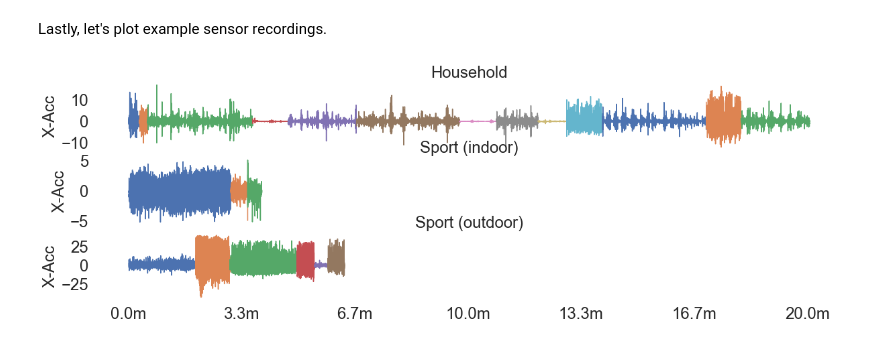
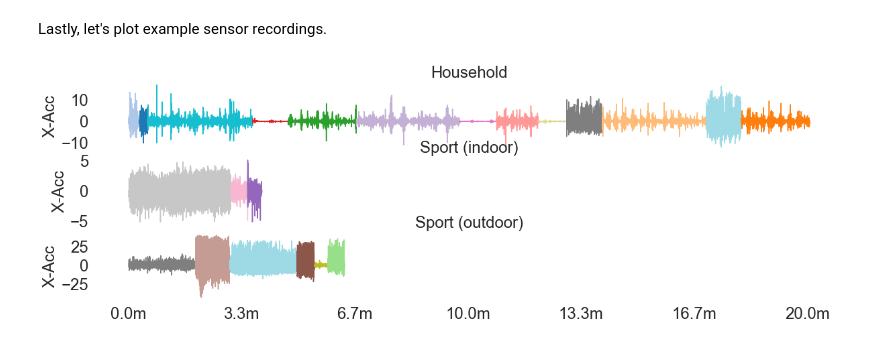
Before and after one commit to ermshaua/mobile-sensing-human-activity-data-set, a Jupyter notebook: notebooks/data_set_exploration.ipynb, the cells around one changed output. Saved outputs shown, nothing was run; the diff lists cells and outputs as text; code cells hidden in the pictures.

```diff
--- a/notebooks/data_set_exploration.ipynb
+++ b/notebooks/data_set_exploration.ipynb
@@ -148,32 +149,36 @@ Lastly, let's plot example sensor recordings.
 # %%
 fontsize = 24
 selections = [9, 54, 90]
 routines = ["Household", "Sport (indoor)", "Sport (outdoor)"]
+
+cmap = get_cmap("tab20")
+colors = cmap.colors
+activity_colours = {a : colors[idx] for idx, a in enumerate(sorted(activities))}
 
 fig, axes = plt.subplots(len(selections), sharex=True, gridspec_kw={'hspace': .1}, figsize=(20, len(selections)*2))
 
 for idx, ax in zip(selections, axes):
     row = df_ts.iloc[idx,:]
 
     segments = [0] + row.change_points.tolist() + [row.time_series.shape[0]]
 
-    for idx in np.arange(0, len(segments)-1):
-        ax.plot(np.arange(segments[idx], segments[idx+1]), row.time_series[segments[idx]:segments[idx+1]])
+    for kdx in np.arange(0, len(segments)-1):
+        ax.plot(np.arange(segments[kdx], segments[kdx+1]), row.time_series[segments[kdx]:segments[kdx+1]], c=activity_colours[df_ts.iloc[idx].activities[kdx]])
 
     ax.set_title(routines[row.routine-1], fontsize=fontsize)
     ax.set_facecolor('white')
 
     ax.set_ylabel(row.sensor, fontsize=fontsize)
 
     ax.set_xticks(np.arange(0, 60_000+1, 10_000))
     ax.set_xticklabels(labels=[f"{round((x / row.sample_rate) / 60, 1)}m" for x in np.arange(0, 60_000+1, 10_000)])
 
     for tick in ax.xaxis.get_major_ticks():
         tick.label.set_fontsize(fontsize)
 
     for tick in ax.yaxis.get_major_ticks():
         tick.label.set_fontsize(fontsize)
 
 plt.savefig(f"../figures/ts_example.pdf", bbox_inches="tight")
 # %% [output]
-[figure, old version]
+[figure, new version]
```
Also changed, not shown: parts of 2 cells of this notebook, 11 other files.
